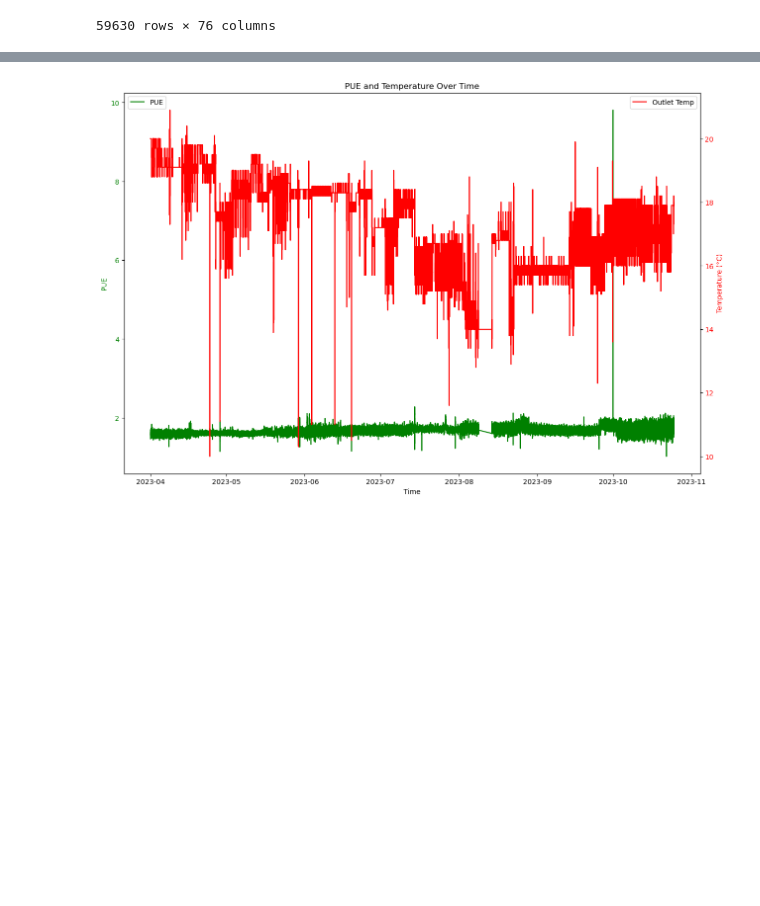
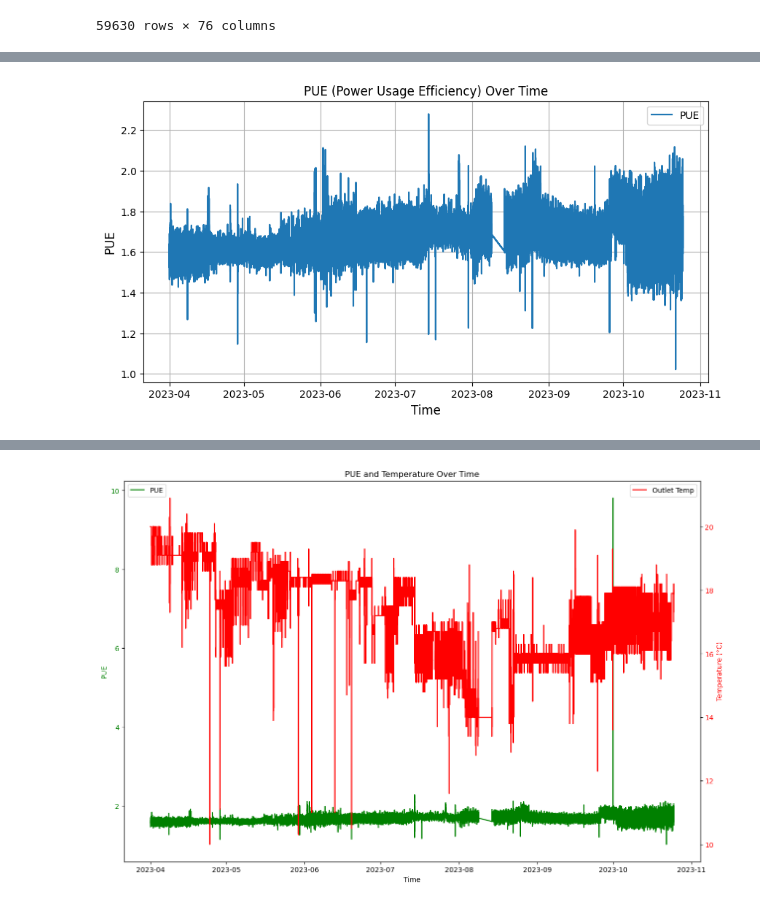
Before and after one commit to boraaktas/INDR491, a Jupyter notebook: jupyter/KS10_PREDICTION.ipynb, the cells around one changed output, grey strips where cells are left out. Saved outputs shown, nothing was run; the diff lists cells and outputs as text; code cells hidden in the pictures; blank space fills up the shorter version.

```diff
--- a/jupyter/KS10_PREDICTION.ipynb
+++ b/jupyter/KS10_PREDICTION.ipynb
@@ -33,0 +77,12 @@ FINAL_DF
+# %%
+# Calculate lower and upper bounds
+lower_bound = 1
+upper_bound = 2.5
+print('Lower Bound: ', lower_bound)
+print('Upper Bound: ', upper_bound)
+
+# Detect outliers
+outliers = FINAL_DF[(FINAL_DF['PUE'] < lower_bound) | (FINAL_DF['PUE'] > upper_bound)]
+print('Number of Outliers: ', outliers.shape[0])
+print('Outliers: ')
+outliers
@@ -33,0 +97,23 @@ FINAL_DF
+# %%
+# REPLACE OUTLIERS WITH THE MEAN OF THE PREVIOUS AND NEXT VALUES
+for index, row in outliers.iterrows():
+    if index == 0:
+        FINAL_DF.loc[index, 'PUE'] = FINAL_DF.loc[index + 1, 'PUE']
+    elif index == FINAL_DF.shape[0] - 1:
+        FINAL_DF.loc[index, 'PUE'] = FINAL_DF.loc[index - 1, 'PUE']
+    else:
+        FINAL_DF.loc[index, 'PUE'] = (FINAL_DF.loc[index - 1, 'PUE'] + FINAL_DF.loc[index + 1, 'PUE']) / 2
+# %%
+plt.figure(figsize=(10, 5))
+
+plt.plot(FINAL_DF['Timestamp'],FINAL_DF['PUE'], label='PUE')
+
+plt.title('PUE (Power Usage Efficiency) Over Time')
+plt.xlabel('Time', fontsize=12)
+plt.ylabel('PUE', fontsize=12)
+plt.grid()
+
+plt.legend()
+plt.show()
+# %% [output]
+[figure, added]
```
Also changed, not shown: parts of 21 cells of this notebook.
